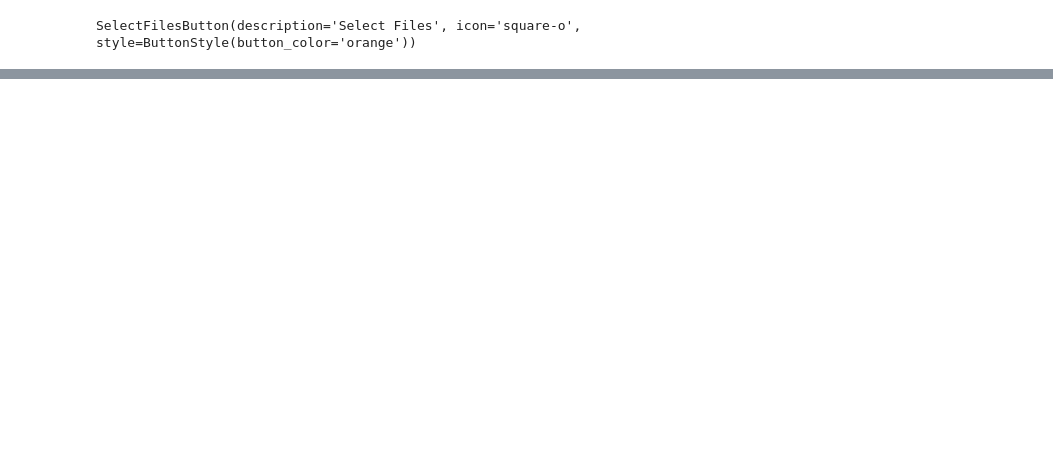
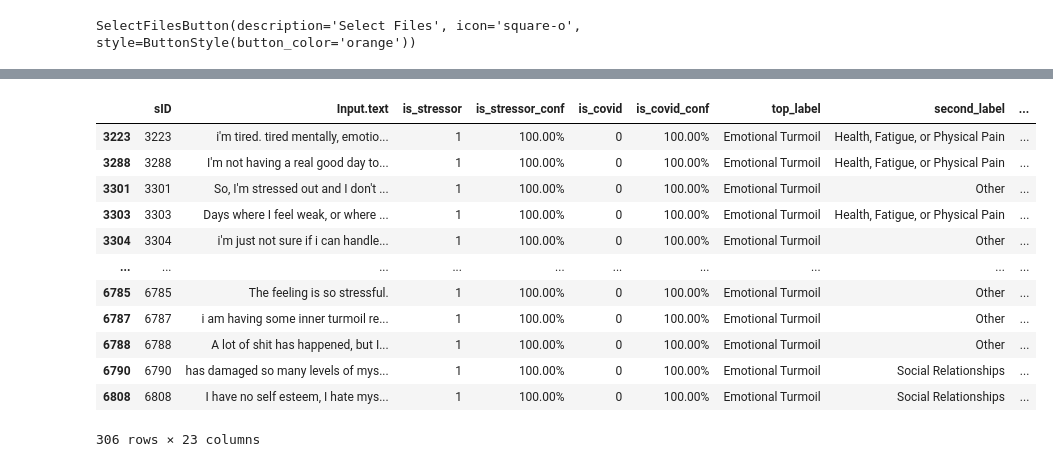
Before and after one commit to PervasiveWellbeingTech/Popbots-mTurk-HITS, a Jupyter notebook: mturk-automation/df_filter.ipynb, the cells around one changed output, grey strips where cells are left out. Drawn from its saved outputs; the diff is of its cells as text; code cells hidden in the pictures; blank space fills up the shorter version.

```diff
--- a/mturk-automation/df_filter.ipynb
+++ b/mturk-automation/df_filter.ipynb
@@ -171,0 +291,24 @@ new_df
+# %%
+other = new_df[new_df['top_label'] == 'Emotional Turmoil']
+# %%
+nexte = other[other['is_stressor'] == 1]
+# %%
+al = nexte[nexte['is_stressor_conf'] == '100.00%']
+# %%
+fin = al[al['is_covid'] == 0]
+# %%
+fin[fin['is_covid_conf'] == '100.00%']
+# %% [output]
+|  | sID | Input.text | is_stressor | is_stressor_conf | is_covid | is_covid_conf | top_label | second_label | ... |
+| 3223 | 3223 | i'm tired. tired mentally, emotio... | 1 | 100.00% | 0 | 100.00% | Emotional Turmoil | Health, Fatigue, or Physical Pain | ... |
+| 3288 | 3288 | I'm not having a real good day to... | 1 | 100.00% | 0 | 100.00% | Emotional Turmoil | Health, Fatigue, or Physical Pain | ... |
+| 3301 | 3301 | So, I'm stressed out and I don't ... | 1 | 100.00% | 0 | 100.00% | Emotional Turmoil | Other | ... |
+| 3303 | 3303 | Days where I feel weak, or where ... | 1 | 100.00% | 0 | 100.00% | Emotional Turmoil | Health, Fatigue, or Physical Pain | ... |
+| 3304 | 3304 | i'm just not sure if i can handle... | 1 | 100.00% | 0 | 100.00% | Emotional Turmoil | Other | ... |
+| ... | ... | ... | ... | ... | ... | ... | ... | ... | ... |
+| 6785 | 6785 | The feeling is so stressful. | 1 | 100.00% | 0 | 100.00% | Emotional Turmoil | Other | ... |
+| 6787 | 6787 | i am having some inner turmoil re... | 1 | 100.00% | 0 | 100.00% | Emotional Turmoil | Other | ... |
+| 6788 | 6788 | A lot of shit has happened, but I... | 1 | 100.00% | 0 | 100.00% | Emotional Turmoil | Other | ... |
+| 6790 | 6790 | has damaged so many levels of mys... | 1 | 100.00% | 0 | 100.00% | Emotional Turmoil | Social Relationships | ... |
+| 6808 | 6808 | I have no self esteem, I hate mys... | 1 | 100.00% | 0 | 100.00% | Emotional Turmoil | Social Relationships | ... |
+306 rows × 23 columns
```
Also changed, not shown: parts of 18 cells of this notebook, 1 other file.
